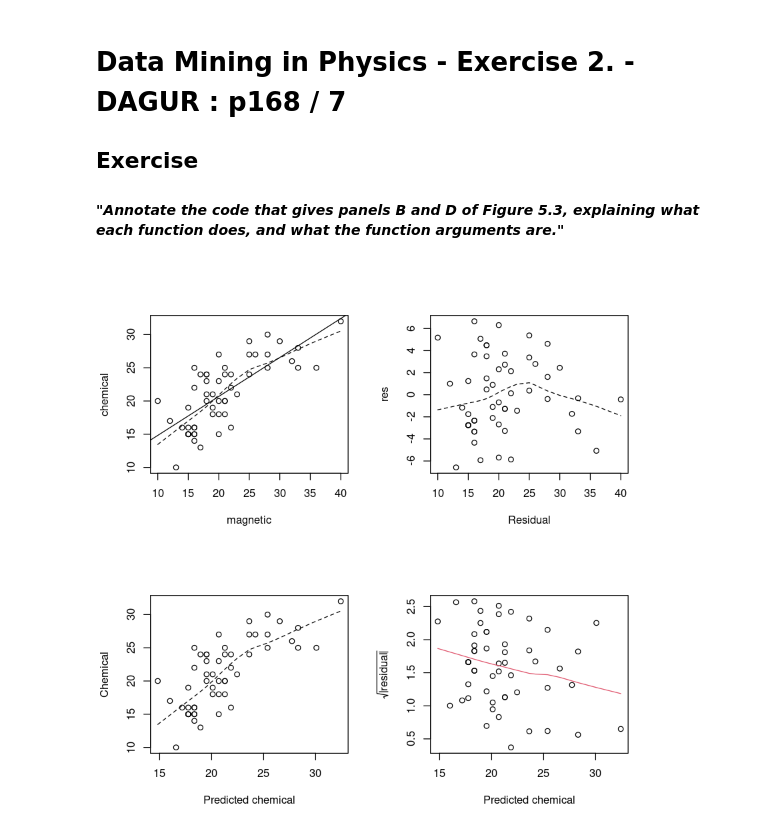
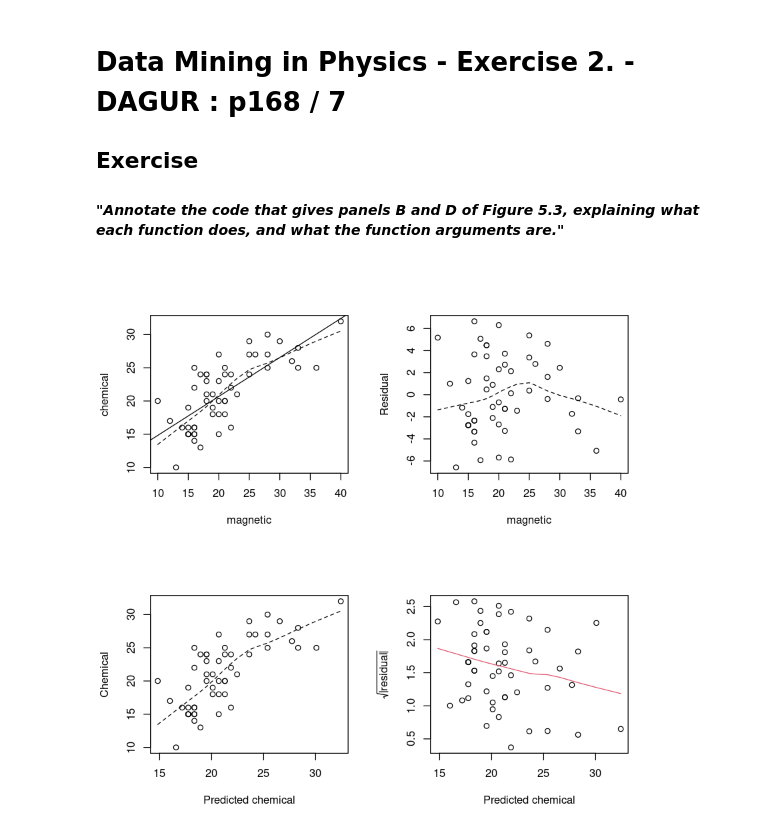
Before and after one commit to masterdesky/ELTE-data-mining-R-2020, a Jupyter notebook: presentation_2/pres_2_exercise.ipynb, the cells around one changed output. Cells and saved outputs as stored; diff of their text form; code cells hidden in the pictures.

```diff
--- a/presentation_2/pres_2_exercise.ipynb
+++ b/presentation_2/pres_2_exercise.ipynb
@@ -11,33 +11,32 @@ options(jupyter.plot_scale=1)
 # %%
 par(mfrow=c(2,2))
 
 ## Panel A: chemical vs magnetic (Data frame ironslag from DAAG)
-plot(chemical ~ magnetic, data=ironslag)
-ironslag.lm <- lm(chemical ~ magnetic, data=ironslag)
-abline(ironslag.lm)
-with(ironslag, lines(lowess(chemical ~ magnetic, f=.9), lty=2))
+plot(chemical ~ magnetic, data=ironslag)                         # Display the data
+ironslag.lm <- lm(chemical ~ magnetic, data=ironslag)            # Fit linear model
+abline(ironslag.lm)                                              # Draw the fitted line on the graph
+# Here the lowess() performs the LOWESS smoothing on the input
+# curve. The parameter "f" is the smoother span.
+# This gives the proportion of points in the plot which influence
+# the smooth at each value. Larger values give more smoothness.
+with(ironslag, lines(lowess(chemical ~ magnetic, f=.9), lty=2))  # Plot the lowess smooth fit
 
 ## Panel B: Residuals from straight line fit, vs magnetic
-# lm() fits a linear model, while residuals() extracts the
-# residuals of the input model (a linear model in this case)
-res <- residuals(ironslag.lm)
-plot(res ~ magnetic, xlab="Residual", data=ironslag)
-# Here the lowess() performs the LOWESS smoothing on the input curve
-# The parameter "f" is the smoother span.
-# This gives the proportion of points in the plot which influence
-# the smooth at each value. Larger values give more smoothness.
-with(ironslag, lines(lowess(res ~ magnetic, f=.9), lty=2))
+res <- residuals(ironslag.lm)                                    # Extract the residuals from the linear fit
+plot(res ~ magnetic, ylab="Residual", data=ironslag)             # Plot the residuals
+with(ironslag, lines(lowess(res ~ magnetic, f=.9), lty=2))       # Plot the lowess smooth fit
 
 ## Panel C: Observed vs predicted
-yhat <- fitted(ironslag.lm)
-plot(chemical ~ yhat, data=ironslag, xlab="Predicted chemical", ylab="Chemical")
+yhat <- fitted(ironslag.lm)                                      #
+plot(chemical ~ yhat, data=ironslag,
+     xlab="Predicted chemical", ylab="Chemical")                 # Plot
 with(ironslag, lines(lowess(chemical ~ yhat, f=.9), lty=2))
 
 ## Panel D: Check whether error variance seems constant
 # Calculates the sqrt of the abs value of the residuals
 sqrtabs <- sqrt(abs(res))
 plot(sqrtabs ~ yhat, data=ironslag, xlab = "Predicted chemical",
 ylab = expression(sqrt(abs(residual))), type = "n")
-panel.smooth(yhat, sqrtabs, span = 0.95)  # Simple panel plot
+panel.smooth(yhat, sqrtabs, span = 0.95)
 # %% [output]
-[figure, old version]
+[figure, new version]
```
Also changed, not shown: parts of 1 cell of this notebook, 16 other files.
